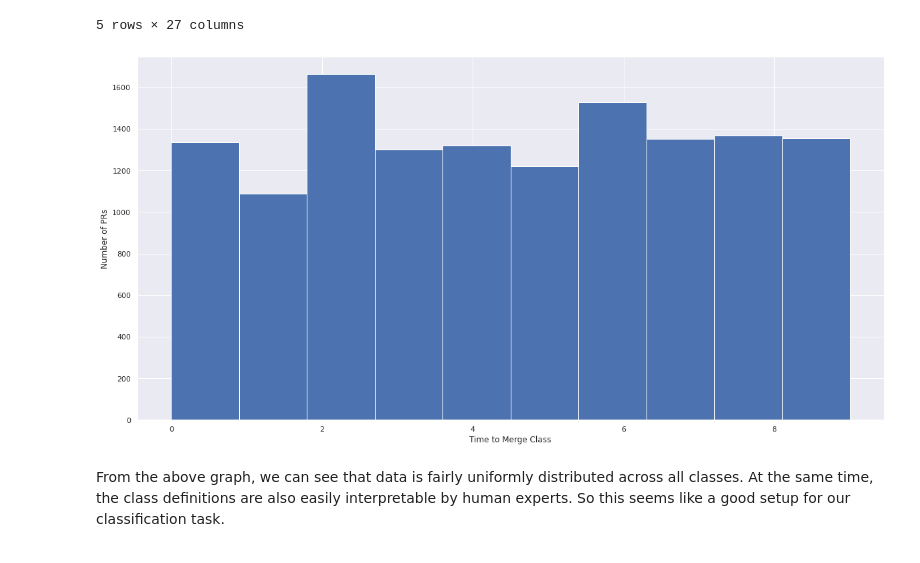
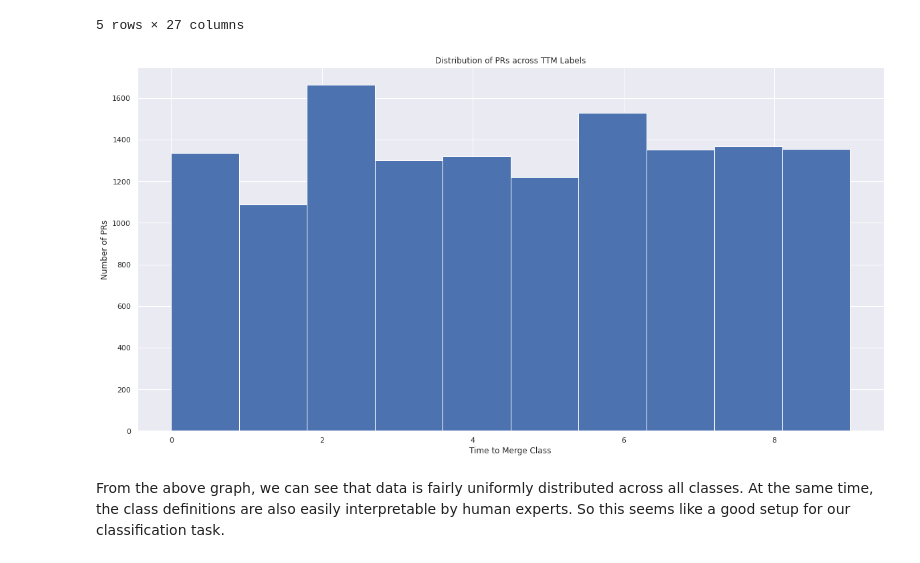
Before and after one commit to chauhankaranraj/ocp-ci-analysis, a Jupyter notebook: notebooks/data-sources/oc-github-repo/github_PR_EDA.ipynb, the cells around one changed output. Drawn from its saved outputs; the diff is of its cells as text; code cells hidden in the pictures.

```diff
--- a/notebooks/data-sources/oc-github-repo/github_PR_EDA.ipynb
+++ b/notebooks/data-sources/oc-github-repo/github_PR_EDA.ipynb
@@ -904,7 +875,7 @@ Name: time_to_merge, dtype: float64
 # %%
 def get_ttm_class(ttm):
     """
-    Assign a ttm "class" / "category" / "bin" to a numerical ttm value
+    Assign a ttm "class" / "category" / "bin" to the input numerical ttm value
     E.g. if the time to merge was 1.5 hours, this function will return
     class "0" which represents "merged in 0-3 hours"
     """
@@ -943,11 +914,12 @@ feature_df.head()
 # %%
 # visualize data points distribution across classes
 feature_df["ttm_class"].hist()
+plt.title('Distribution of PRs across TTM Labels')
 plt.xlabel('Time to Merge Class')
 plt.ylabel('Number of PRs')
 plt.show()
 # %% [output]
-[figure, old version]
+[figure, new version]
 # %% [markdown]
 From the above graph, we can see that data is fairly uniformly distributed across all classes. At the same time, the class definitions are also easily interpretable by human experts. So this seems like a good setup for our classification task.
 # %% [markdown]
```
Also changed, not shown: parts of 33 cells of this notebook.
